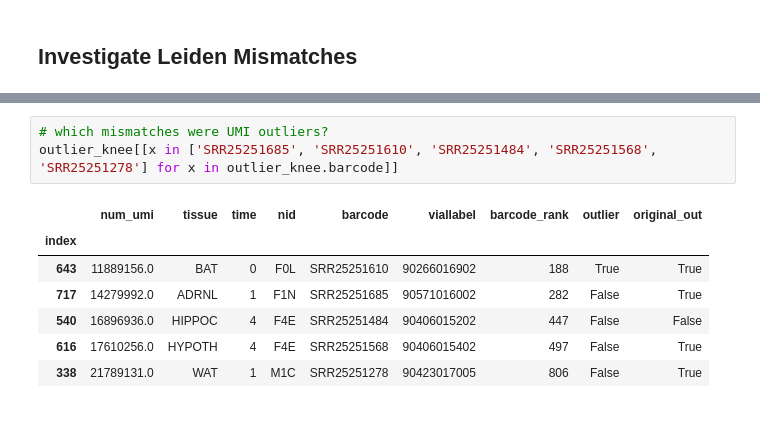
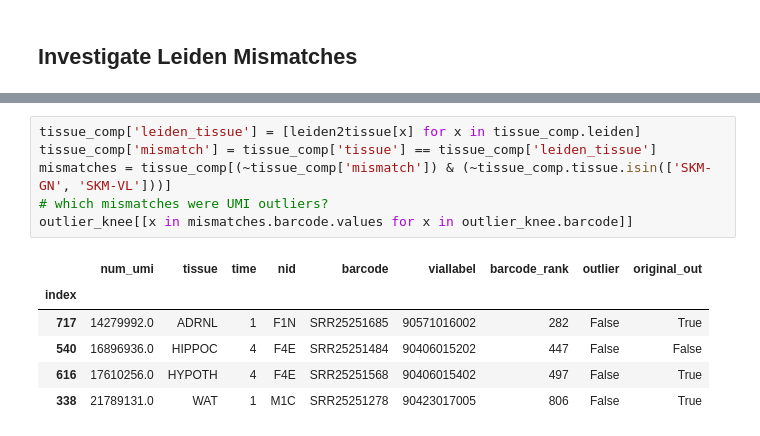
Before and after one commit to pachterlab/OP_2025, a Jupyter notebook: analysis_scripts/Initial_RNA_Analysis.ipynb, the cells around one changed output, grey strips where cells are left out. Cells and saved outputs as stored; diff of their text form.

```diff
--- a/analysis_scripts/Initial_RNA_Analysis.ipynb
+++ b/analysis_scripts/Initial_RNA_Analysis.ipynb
@@ -297,11 +295,13 @@ all_df
-# %%
-# which mismatches were UMI outliers?
-outlier_knee[[x in ['SRR25251685', 'SRR25251610', 'SRR25251484', 'SRR25251568', 'SRR25251278'] for x in outlier_knee.barcode]]
-# %% [output]
-|  | num_umi | tissue | time | nid | barcode | viallabel | barcode_rank | outlier | original_out |
-| index |  |  |  |  |  |  |  |  |  |
-| 643 | 11889156.0 | BAT | 0 | F0L | SRR25251610 | 90266016902 | 188 | True | True |
-| 717 | 14279992.0 | ADRNL | 1 | F1N | SRR25251685 | 90571016002 | 282 | False | True |
-| 540 | 16896936.0 | HIPPOC | 4 | F4E | SRR25251484 | 90406015202 | 447 | False | False |
-| 616 | 17610256.0 | HYPOTH | 4 | F4E | SRR25251568 | 90406015402 | 497 | False | True |
-| 338 | 21789131.0 | WAT | 1 | M1C | SRR25251278 | 90423017005 | 806 | False | True |
+# %%
+tissue_comp['leiden_tissue'] = [leiden2tissue[x] for x in tissue_comp.leiden]
+tissue_comp['mismatch'] = tissue_comp['tissue'] == tissue_comp['leiden_tissue']
+mismatches = tissue_comp[(~tissue_comp['mismatch']) & (~tissue_comp.tissue.isin(['SKM-GN', 'SKM-VL']))]
+# which mismatches were UMI outliers?
+outlier_knee[[x in mismatches.barcode.values for x in outlier_knee.barcode]]
+# %% [output]
+|  | num_umi | tissue | time | nid | barcode | viallabel | barcode_rank | outlier | original_out |
+| index |  |  |  |  |  |  |  |  |  |
+| 717 | 14279992.0 | ADRNL | 1 | F1N | SRR25251685 | 90571016002 | 282 | False | True |
+| 540 | 16896936.0 | HIPPOC | 4 | F4E | SRR25251484 | 90406015202 | 447 | False | False |
+| 616 | 17610256.0 | HYPOTH | 4 | F4E | SRR25251568 | 90406015402 | 497 | False | True |
+| 338 | 21789131.0 | WAT | 1 | M1C | SRR25251278 | 90423017005 | 806 | False | True |
```
Also changed, not shown: parts of 2 cells of this notebook, 46 other files.
